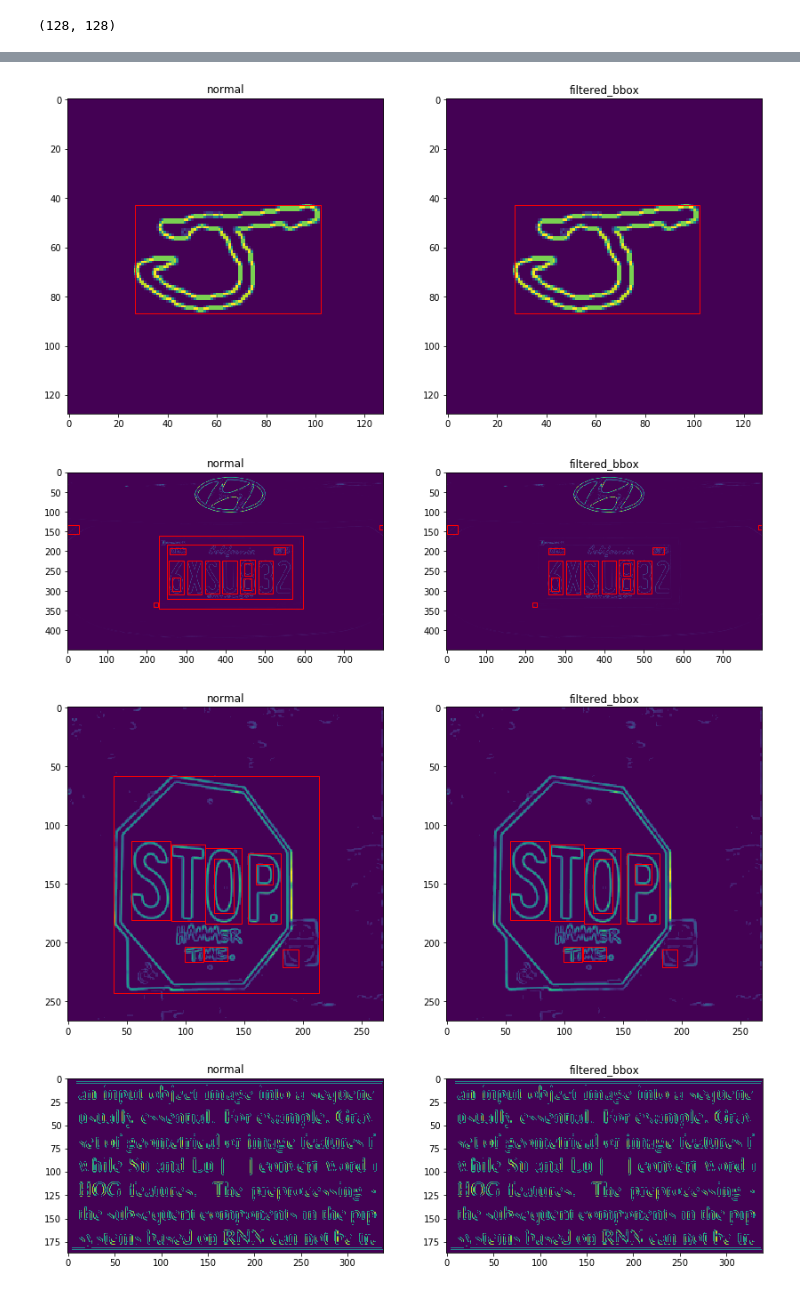
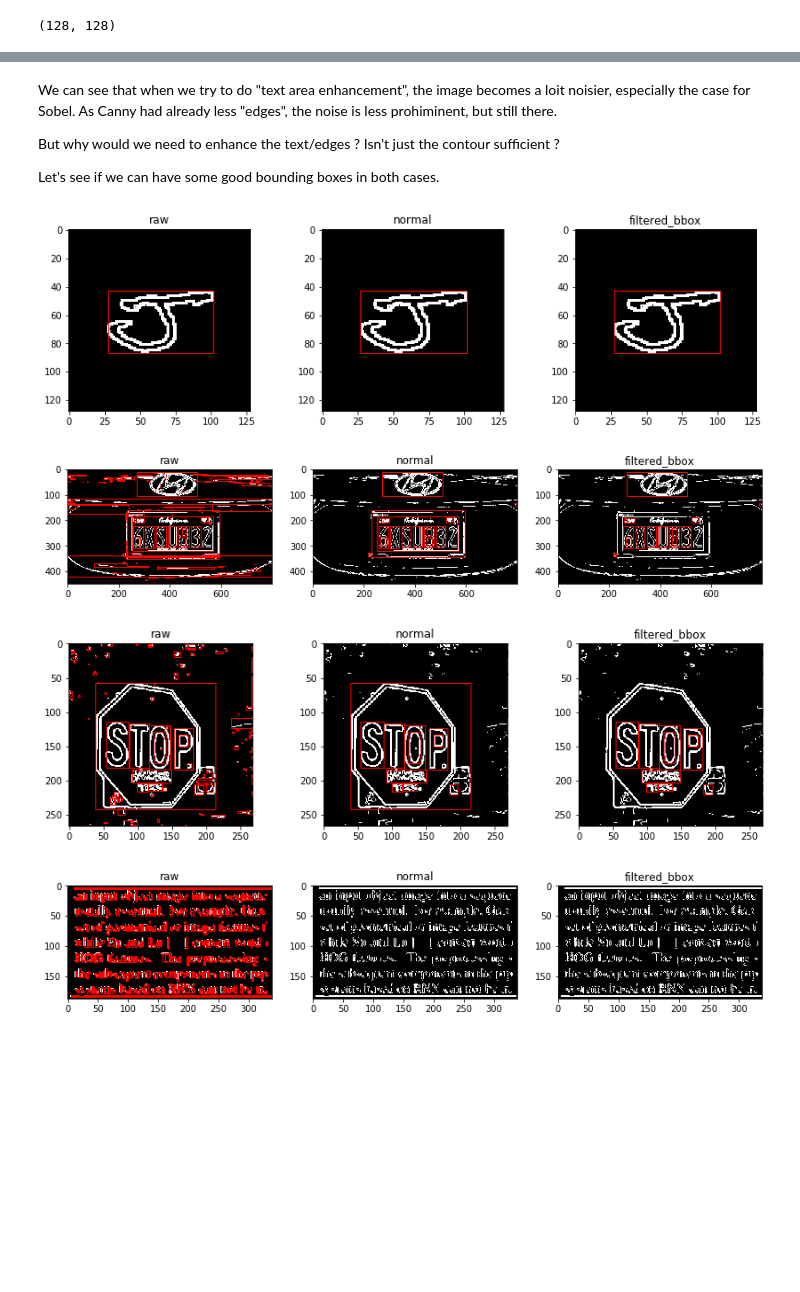
Before and after one commit to JohnnyChen765/vic, a Jupyter notebook: code.ipynb, the cells around one changed output, grey strips where cells are left out. Drawn from its saved outputs; the diff is of its cells as text; code cells hidden in the pictures; blank space fills up the shorter version.

```diff
--- a/code.ipynb
+++ b/code.ipynb
@@ -242,7 +242,7 @@ def local_threshold(img, H, W):
         results[tuple(point)] = 0
     return results
 
-def edge_detection(img):
+def edge_detection(img, binarize = True):
 
     sobel_img_x = sobel(img, axis = 0)
     sobel_img_y = sobel(img, axis = 1)
@@ -251,6 +251,9 @@ def edge_detection(img):
         sobel_img = np.maximum(sobel_img[:,:,0], sobel_img[:,:,1], sobel_img[:,:,2])
     thresh = low_threshold(sobel_img)
     local_thresh = local_threshold(thresh, H=10, W=10)
+
+    if binarize:
+        local_thresh[local_thresh > 0] = 1
 
     canny = canny_edge_detector(img,0.3,0.3)
     canny_thresh = low_threshold(canny)
@@ -398,11 +404,18 @@ plot_all(enhance_canny_text)
+# %% [markdown]
+We can see that when we try to do "text area enhancement", the image becomes a loit noisier, especially the case for Sobel. As Canny had already less "edges", the noise is less prohiminent, but still there.
+
+But why would we need to enhance the text/edges ? Isn't just the contour sufficient ?
+
+Let's see if we can have some good bounding boxes in both cases.
 # %%
 from scipy.ndimage import find_objects, label
 import matplotlib.patches
 
-def get_bbox(img, frame_id):
+def get_bbox(img, frame_id = 1):
     labeled_image, num_features = label(img)
     objs = find_objects(labeled_image)
     bboxes = []
+    raw = []
     for i, ob in enumerate(objs):
         if len(ob) == 0:
             continue
@@ -411,17 +424,25 @@ def get_bbox(img, frame_id):
         dx = int(ob[0].stop - ob[0].start)
         dy = int(ob[1].stop - ob[1].start)
         bbox = [frame_id, i, x, y, dx, dy]
+        raw.append(bbox)
         if dx < 10 or dy < 10:
             continue
-        elif dy > 2.5 * dx:
+        if dy > 3 * dx:
             continue
         elif not check_count_feature(img, bbox):
             continue
         bboxes.append(bbox)
     return {
-        "filtered_bbox": filter_bbox(bboxes),
+        "raw": raw,
         "normal": bboxes,
+        "filtered_bbox": filter_bbox(bboxes)
     }
+
+def check_count_feature(binary_img, bbox):
+    x, y ,dx, dy = bbox[2:6]
+    window = binary_img[x:x+dx,y:y+dy]
+    window = binary_fill_holes(window)
+    return np.sum(window) / (dx * dy) > 0.3
 
 def filter_bbox(bboxes): # bboxes = [[frame_id, id, x, y ,dx, dy]]
     if len(bboxes) == 0:
@@ -449,55 +470,52 @@ def filter_bbox(bboxes): # bboxes = [[frame_id, id, x, y ,dx, dy]]
             bbox_accepted.append(list(array[i]))
     return bbox_accepted
 
-
-def check_count_feature(binary_img, bbox):
-    x, y ,dx, dy = bbox[2:6]
-    window = binary_img[x:x+dx,y:y+dy]
-    return np.sum(window) / (dx * dy) > 0.3
-
 def draw_rectangle(img, dict_bboxes):
     n_bboxes = len(dict_bboxes.keys())
     plt.figure(figsize=(14,8))
     for i, key in enumerate(dict_bboxes):
-        subplot_tag = get_subplot_tag(n_bboxes, max_y=3) + str(i)
+        subplot_tag = get_subplot_tag(n_bboxes, max_y=3) + str(i + 1)
         plt.subplot(subplot_tag)
-        plt.imshow(img)
+        if GREY:
+            plt.imshow(img, cmap="gray")
+        else:
+            plt.imshow(img)
         plt.title(key)
         bboxes = dict_bboxes[key]
         for bb in bboxes:
             x, y = bb[2:4]
             dx, dy = bb[4:6]
 
             rect = matplotlib.patches.Rectangle(
                 (y, x), dy, dx, linewidth=1, edgecolor="r", facecolor="none"
             )
             plt.gca().add_patch(rect)
     plt.show()
 
 draw_rectangle(edge_j["local_threshold"], get_bbox(edge_j["local_threshold"], 1))
 draw_rectangle(edge_license_plate["local_threshold"], get_bbox(edge_license_plate["local_threshold"], 1))
 draw_rectangle(edge_stop["local_threshold"], get_bbox(edge_stop["local_threshold"], 1))
 # draw_rectangle(edge_tintin["local_threshold"], get_bbox(edge_tintin["local_threshold"], 1))
 draw_rectangle(edge_text["local_threshold"], get_bbox(edge_text["local_threshold"], 1))
 
+draw_rectangle(enhance_j["EM_binary"], get_bbox(enhance_j["EM_binary"], 1))
+draw_rectangle(enhance_license_plate["EM_binary"], get_bbox(enhance_license_plate["EM_binary"], 1))
+draw_rectangle(enhance_stop["EM_binary"], get_bbox(enhance_stop["EM_binary"], 1))
+# draw_rectangle(enhance_tintin["EM_binary"], get_bbox(enhance_tintin["EM_binary"], 1))
+draw_rectangle(enhance_text["EM_binary"], get_bbox(enhance_text["EM_binary"], 1))
+
 draw_rectangle(edge_j["canny_local_threshold"], get_bbox(edge_j["canny_local_threshold"], 1))
 draw_rectangle(edge_license_plate["canny_local_threshold"], get_bbox(edge_license_plate["canny_local_threshold"], 1))
 draw_rectangle(edge_stop["canny_local_threshold"], get_bbox(edge_stop["canny_local_threshold"], 1))
 # draw_rectangle(edge_tintin["canny"], get_bbox(edge_tintin["canny"], 1))
 draw_rectangle(edge_text["canny_local_threshold"], get_bbox(edge_text["canny_local_threshold"], 1))
 
-draw_rectangle(enhance_j["EM_binary"], get_bbox(enhance_j["EM_binary"], 1))
-draw_rectangle(enhance_license_plate["EM_binary"], get_bbox(enhance_license_plate["EM_binary"], 1))
-draw_rectangle(enhance_stop["EM_binary"], get_bbox(enhance_stop["EM_binary"], 1))
-# draw_rectangle(enhance_tintin["EM_binary"], get_bbox(enhance_tintin["EM_binary"], 1))
-draw_rectangle(enhance_text["EM_binary"], get_bbox(enhance_text["EM_binary"], 1))
-
 draw_rectangle(enhance_canny_j["EM_binarycanny"], get_bbox(enhance_canny_j["EM_binarycanny"], 1))
 draw_rectangle(enhance_canny_license_plate["EM_binarycanny"], get_bbox(enhance_canny_license_plate["EM_binarycanny"], 1))
 draw_rectangle(enhance_canny_stop["EM_binarycanny"], get_bbox(enhance_canny_stop["EM_binarycanny"], 1))
 draw_rectangle(enhance_canny_text["EM_binarycanny"], get_bbox(enhance_canny_text["EM_binarycanny"], 1))
 # %% [output]
-[figure, old version]
+[figure, new version]
-[figure, old version]
+[figure, new version]
-[figure, old version]
+[figure, new version]
-[figure, old version]
+[figure, new version]
```
Also changed, not shown: parts of 10 cells of this notebook, 2 other files.
